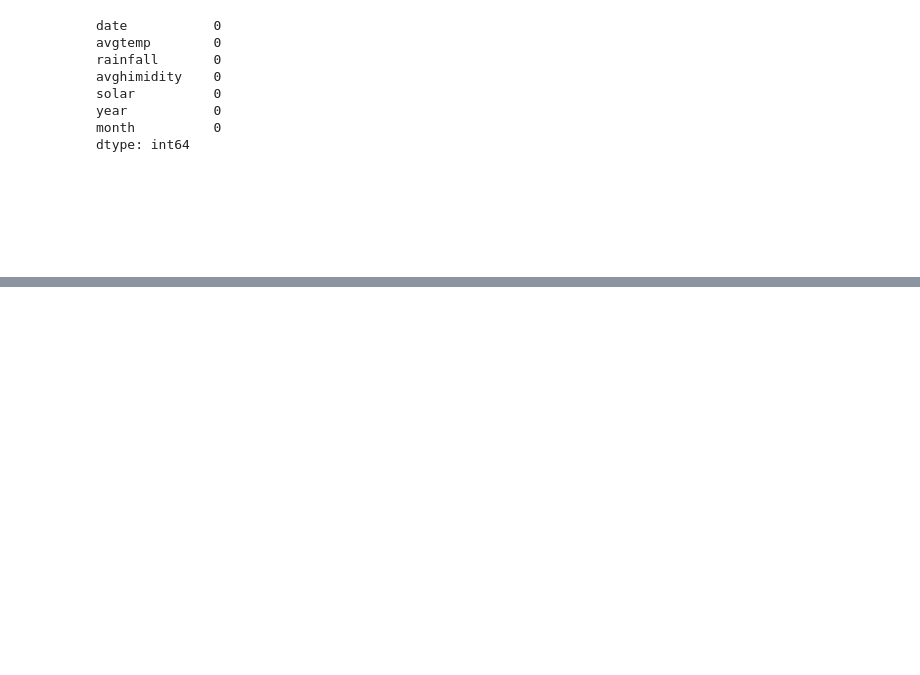
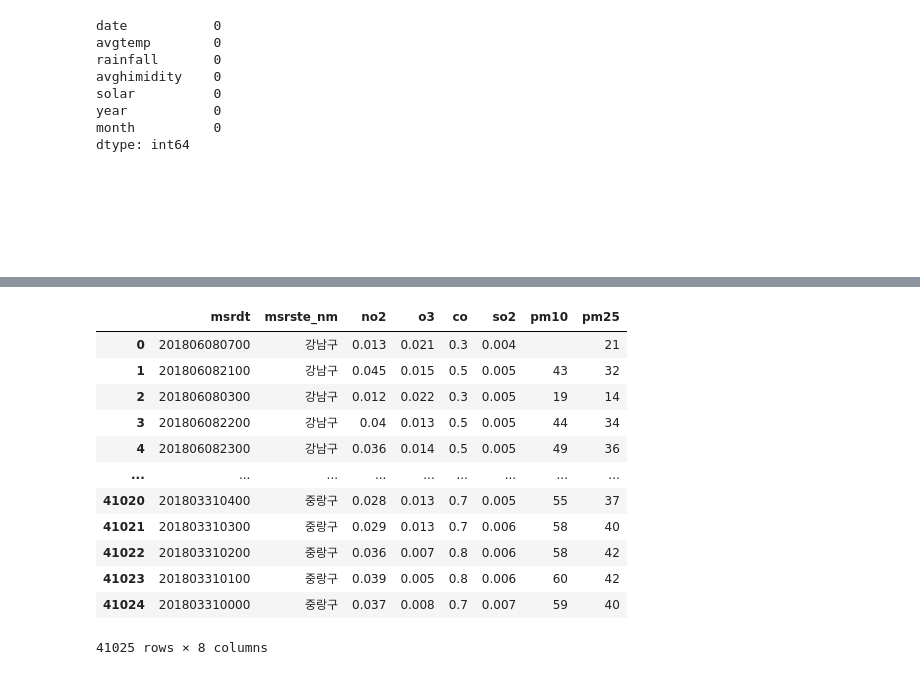
Before and after one commit to Seoheesu1/Regression, a Jupyter notebook: Preprocessing.ipynb, the cells around one changed output, grey strips where cells are left out. Drawn from its saved outputs; the diff is of its cells as text; code cells hidden in the pictures; blank space fills up the shorter version.

```diff
--- a/Preprocessing.ipynb
+++ b/Preprocessing.ipynb
@@ -783,0 +887,12 @@ dtype: int64
+# %%
+data2=sum(data2,[])
+# %%
+msrdt_del=[]
+msrrgn_nml=[]
+msrste_nml=[]
+no2l=[]
+o3l=[]
+col=[]
+so2l=[]
+pm10l=[]
+pm25l=[]
@@ -783,0 +903,20 @@ dtype: int64
+# %%
+for i in range(len(data2)):
+    msrdt_del.append(data2[i].find('msrdt').text)
+    msrste_nml.append(data2[i].find('msrste_nm').text)
+    no2l.append(data2[i].find('no2').text)
+    o3l.append(data2[i].find('o3').text)
+    col.append(data2[i].find('co').text)
+    so2l.append(data2[i].find('so2').text)
+    pm10l.append(data2[i].find('pm10').text)
+    pm25l.append(data2[i].find('pm25').text)
+# %%
+air_miss=pd.DataFrame()
+air_miss['msrdt']=msrdt_del
+air_miss['msrste_nm']=msrste_nml
+air_miss['no2']=no2l
+air_miss['o3']=o3l
+air_miss['co']=col
+air_miss['so2']=so2l
+air_miss['pm10']=pm10l
+air_miss['pm25']=pm25l
@@ -783,0 +939,16 @@ dtype: int64
+# %%
+air_miss
+# %% [output]
+|  | msrdt | msrste_nm | no2 | o3 | co | so2 | pm10 | pm25 |
+| 0 | 201806080700 | 강남구 | 0.013 | 0.021 | 0.3 | 0.004 |  | 21 |
+| 1 | 201806082100 | 강남구 | 0.045 | 0.015 | 0.5 | 0.005 | 43 | 32 |
+| 2 | 201806080300 | 강남구 | 0.012 | 0.022 | 0.3 | 0.005 | 19 | 14 |
+| 3 | 201806082200 | 강남구 | 0.04 | 0.013 | 0.5 | 0.005 | 44 | 34 |
+| 4 | 201806082300 | 강남구 | 0.036 | 0.014 | 0.5 | 0.005 | 49 | 36 |
+| ... | ... | ... | ... | ... | ... | ... | ... | ... |
+| 41020 | 201803310400 | 중랑구 | 0.028 | 0.013 | 0.7 | 0.005 | 55 | 37 |
+| 41021 | 201803310300 | 중랑구 | 0.029 | 0.013 | 0.7 | 0.006 | 58 | 40 |
+| 41022 | 201803310200 | 중랑구 | 0.036 | 0.007 | 0.8 | 0.006 | 58 | 42 |
+| 41023 | 201803310100 | 중랑구 | 0.039 | 0.005 | 0.8 | 0.006 | 60 | 42 |
+| 41024 | 201803310000 | 중랑구 | 0.037 | 0.008 | 0.7 | 0.007 | 59 | 40 |
+41025 rows × 8 columns
```
Also changed, not shown: parts of 38 cells of this notebook.
